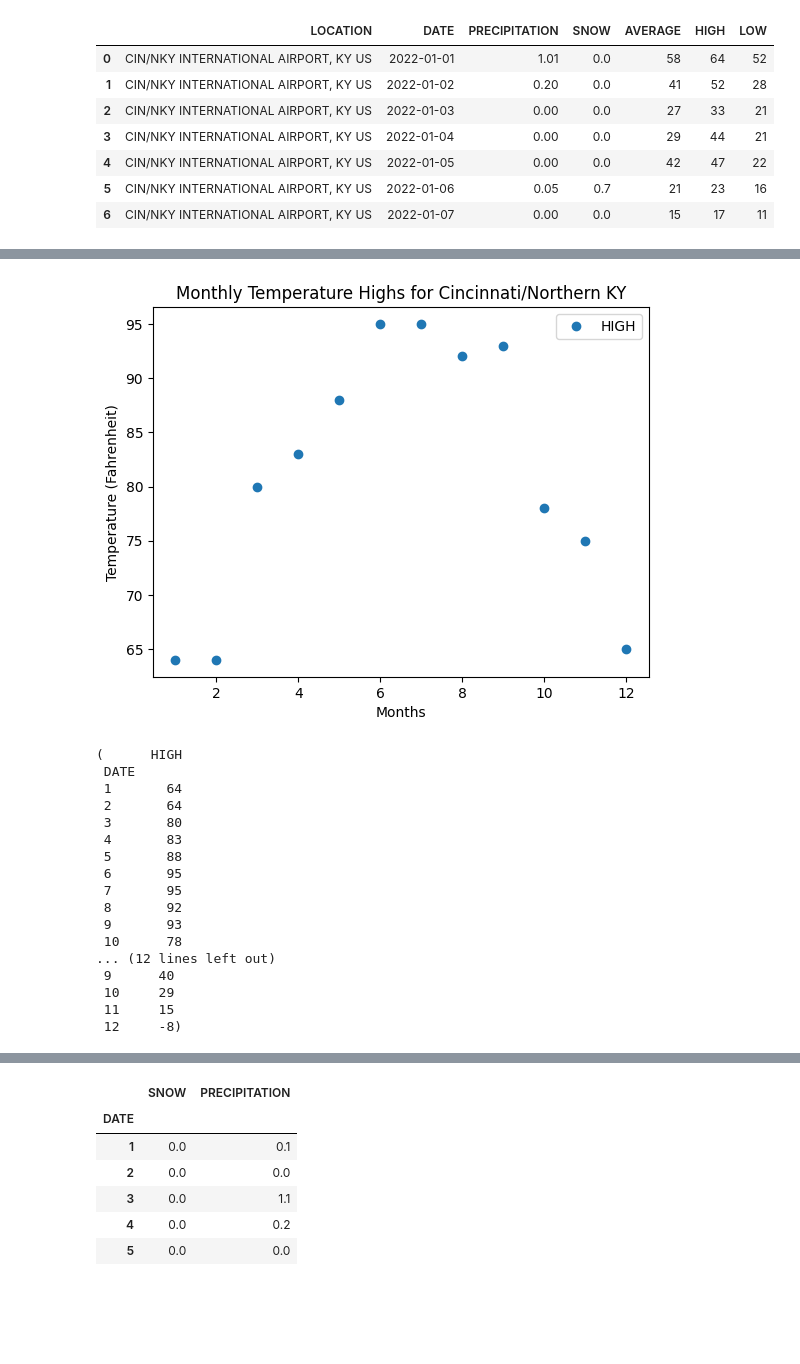
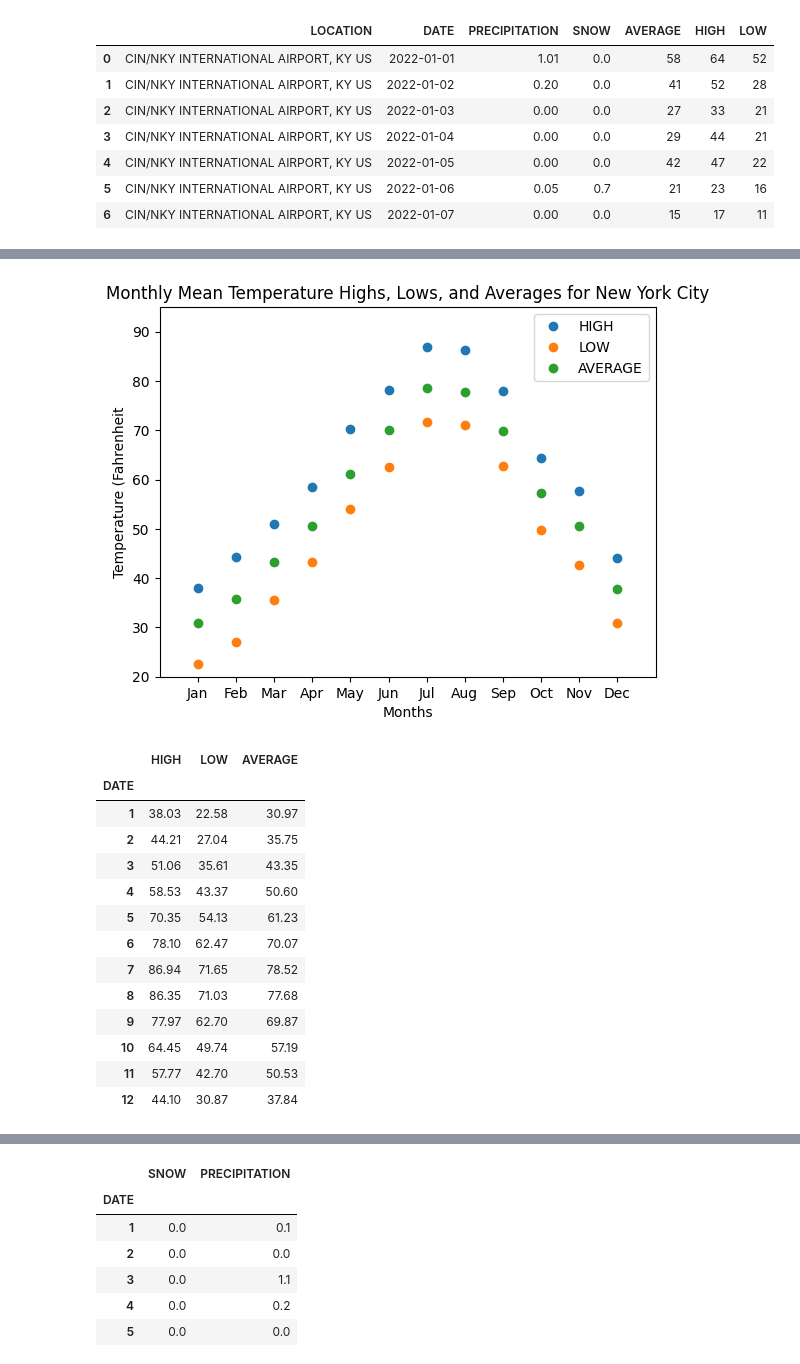
Before and after one commit to BerisDizdar/City_Weather_Comparison, a Jupyter notebook: City_Weather_Comparison.ipynb, the cells around one changed output, grey strips where cells are left out. Saved outputs shown, nothing was run; the diff lists cells and outputs as text; code cells hidden in the pictures; blank space fills up the shorter version.

```diff
--- a/City_Weather_Comparison.ipynb
+++ b/City_Weather_Comparison.ipynb
@@ -113,29 +396,26 @@ Cin_NKY_monthly_mean.round(2)
 # %%
-plt.plot(Cin_NKY_monthly_max, 'o')
+plt.plot(months, NYC_monthly_mean, 'o')
 plt.xlabel('Months')
-plt.ylabel('Temperature (Fahrenheit)')
-plt.title('Monthly Temperature Highs for Cincinnati/Northern KY')
-plt.legend(Cin_NKY_monthly_max)
-#plt.axis([0, 13, 10, 95])
+plt.ylabel('Temperature (Fahrenheit')
+plt.title('Monthly Mean Temperature Highs, Lows, and Averages for New York City')
+plt.legend(NYC_monthly_mean)
+plt.axis([-1,12, 20,95])
 
 plt.show()
-Cin_NKY_monthly_max, Cin_NKY_monthly_min
+NYC_monthly_mean.round(2)
 # %% [output]
-[figure, old version]
+[figure, new version]
-(      HIGH
- DATE
- 1       64
- 2       64
- 3       80
- 4       83
- 5       88
- 6       95
- 7       95
- 8       92
- 9       93
- 10      78
-... (12 lines left out)
- 9      40
- 10     29
- 11     15
- 12     -8)
+|  | HIGH | LOW | AVERAGE |
+| DATE |  |  |  |
+| 1 | 38.03 | 22.58 | 30.97 |
+| 2 | 44.21 | 27.04 | 35.75 |
+| 3 | 51.06 | 35.61 | 43.35 |
+| 4 | 58.53 | 43.37 | 50.60 |
+| 5 | 70.35 | 54.13 | 61.23 |
+| 6 | 78.10 | 62.47 | 70.07 |
+| 7 | 86.94 | 71.65 | 78.52 |
+| 8 | 86.35 | 71.03 | 77.68 |
+| 9 | 77.97 | 62.70 | 69.87 |
+| 10 | 64.45 | 49.74 | 57.19 |
+| 11 | 57.77 | 42.70 | 50.53 |
+| 12 | 44.10 | 30.87 | 37.84 |
```
Also changed, not shown: parts of 30 cells of this notebook.
